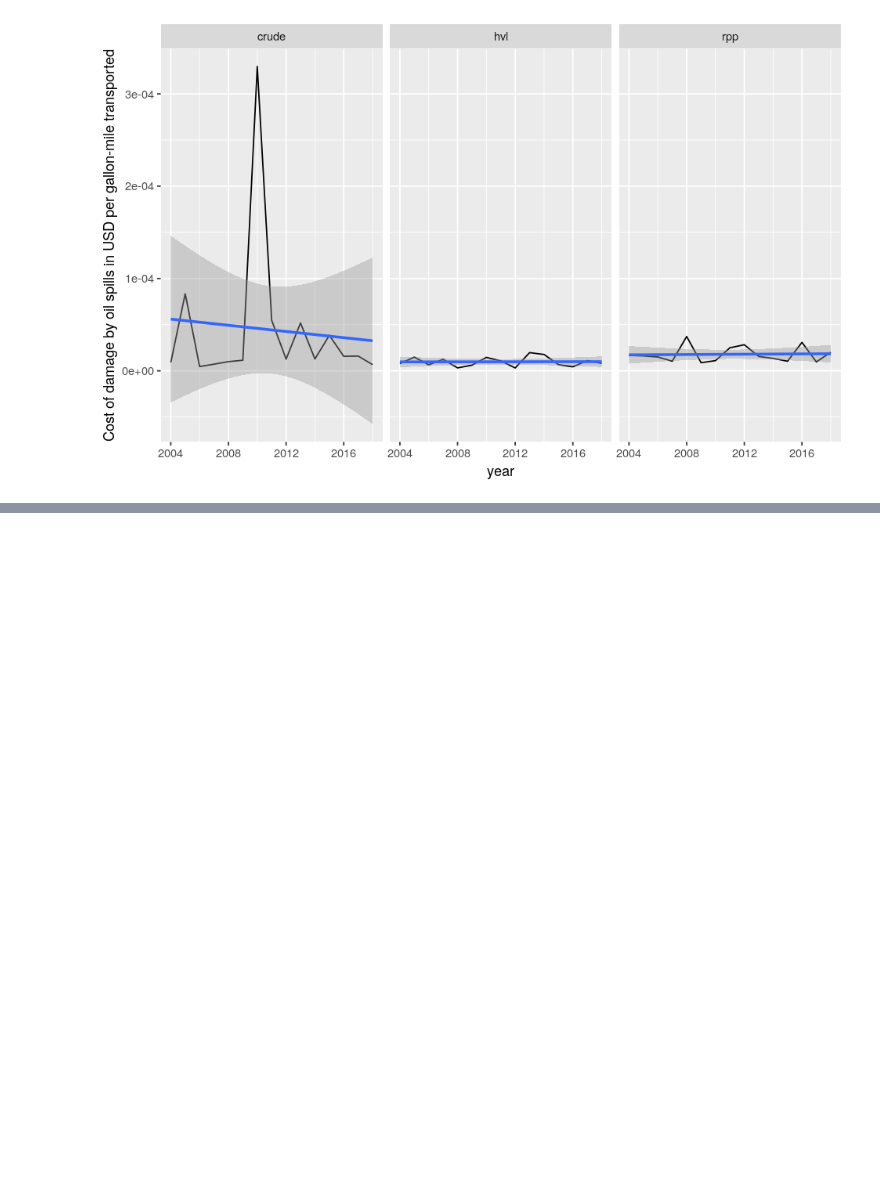
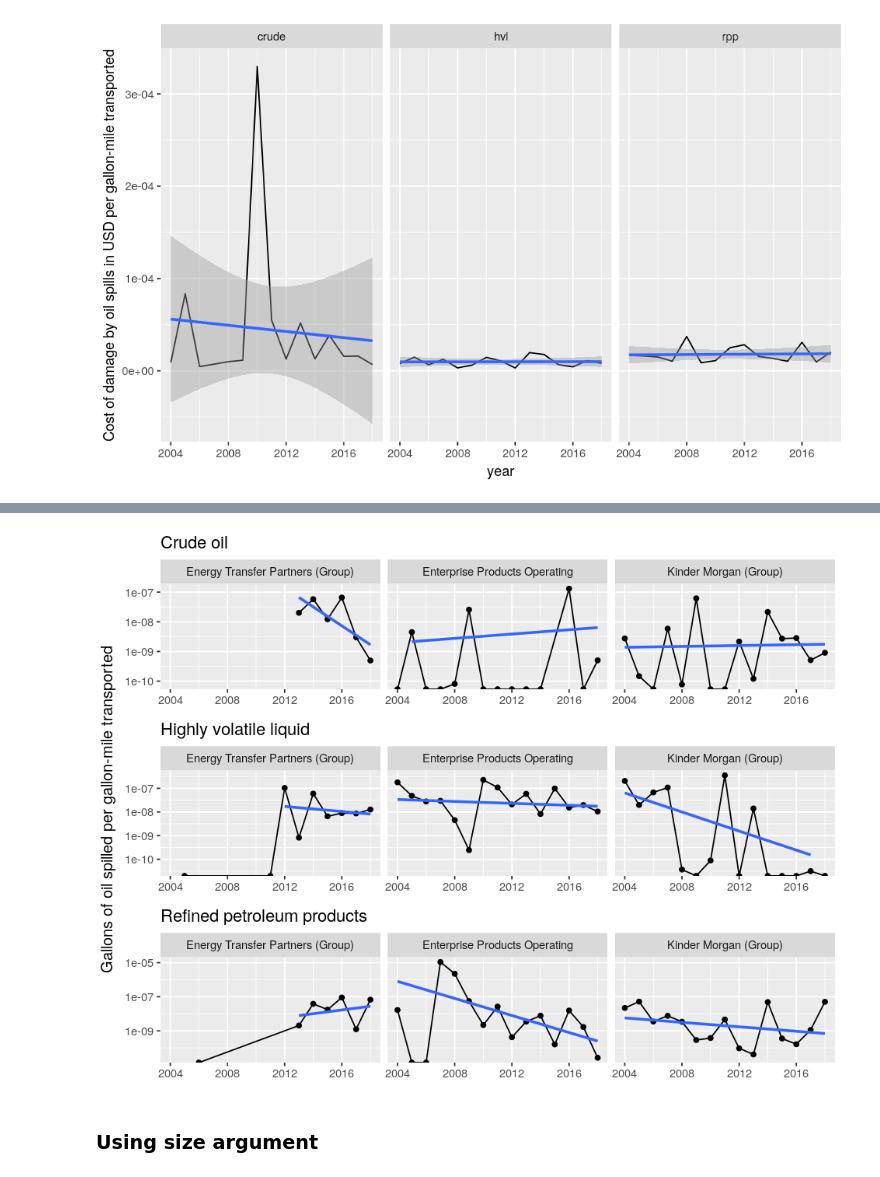
Before and after one commit to julianbarg/spills, a Jupyter notebook: presentations/rpm_2020-03-xx/rpm_2020-03-xx.ipynb, the cells around one changed output, grey strips where cells are left out. Saved outputs shown, nothing was run; the diff lists cells and outputs as text; code cells hidden in the pictures; blank space fills up the shorter version.

```diff
--- a/presentations/rpm_2020-03-xx/rpm_2020-03-xx.ipynb
+++ b/presentations/rpm_2020-03-xx/rpm_2020-03-xx.ipynb
@@ -222,0 +395,6 @@ pipelines_y_c %>%
+# %%
+grid::grid.draw(spill_volume_by_operator)
+# %% [output]
+[figure, added]
+# %% [markdown]
+### Using size argument
```
Also changed, not shown: parts of 21 cells of this notebook, 2 other files.
